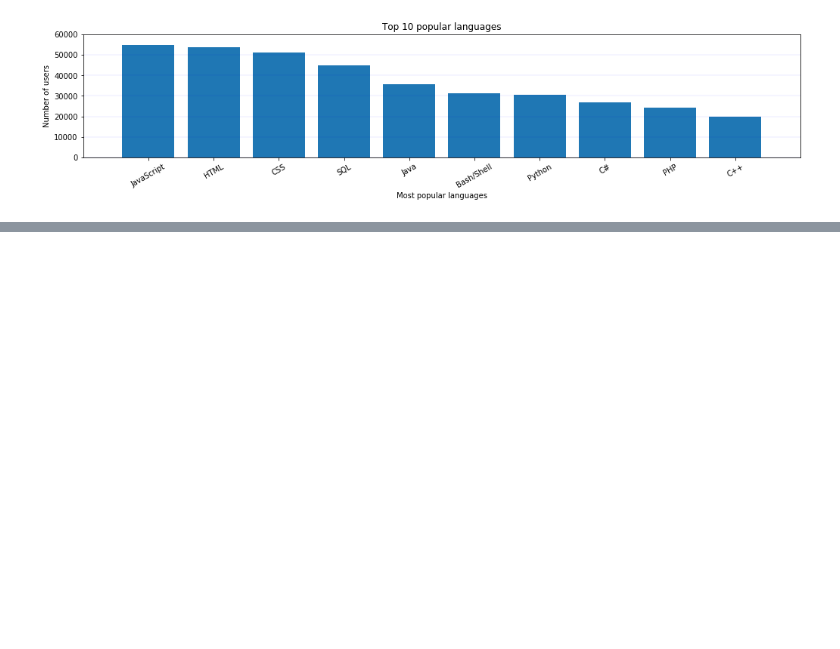
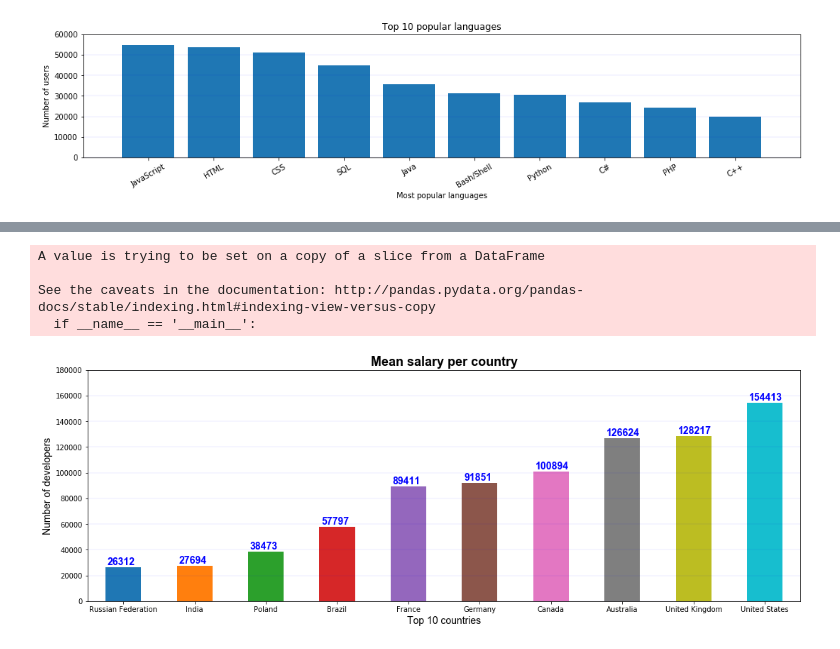
Before and after one commit to kuldeepemol/tech-nerds, a Jupyter notebook: TechAnalysis.ipynb, the cells around one changed output, grey strips where cells are left out. Cells and saved outputs as stored; diff of their text form; code cells hidden in the pictures; blank space fills up the shorter version.

```diff
--- a/TechAnalysis.ipynb
+++ b/TechAnalysis.ipynb
@@ -71,0 +187,28 @@ plt.show()
+# %%
+sal_df = sel_df_c[['Country', 'ConvertedSalary']]
+# %%
+sal_df.dropna(subset=['ConvertedSalary'], inplace=True)
+mean_sal = sal_df.groupby('Country')['ConvertedSalary'].mean()
+mean_sal.sort_values(inplace=True)
+fig, ax = plt.subplots(1, 1, figsize=(18, 6))
+mean_sal.plot(kind='bar', ax=ax, rot=0, ylim=(0, 180000))
+
+for p in ax.patches:
+    ax.annotate('{:.0f}'.format(p.get_height()), (p.get_x() + 0.03, p.get_height()+ 2000),
+                color='b', fontsize=14, fontweight='bold', **font_name)
+ax.yaxis.grid(True, which='major', linewidth=0.4,
+                  color='blue', linestyle='-', alpha=0.2)
+ax.set_xlabel('Top 10 countries', fontsize=14, **font_name)
+ax.set_ylabel('Number of developers', fontsize=14, **font_name)
+ax.set_title('Mean salary per country', fontsize=18, **font_name, fontweight='bold')
+
+# Save the Figure
+plt.savefig("Images/MeanSalary.png")
+
+plt.show()
+# %% [output]
+A value is trying to be set on a copy of a slice from a DataFrame
+
+See the caveats in the documentation: http://pandas.pydata.org/pandas-docs/stable/indexing.html#indexing-view-versus-copy
+  if __name__ == '__main__':
+[figure, added]
```
Also changed, not shown: parts of 16 cells of this notebook, 6 other files.
